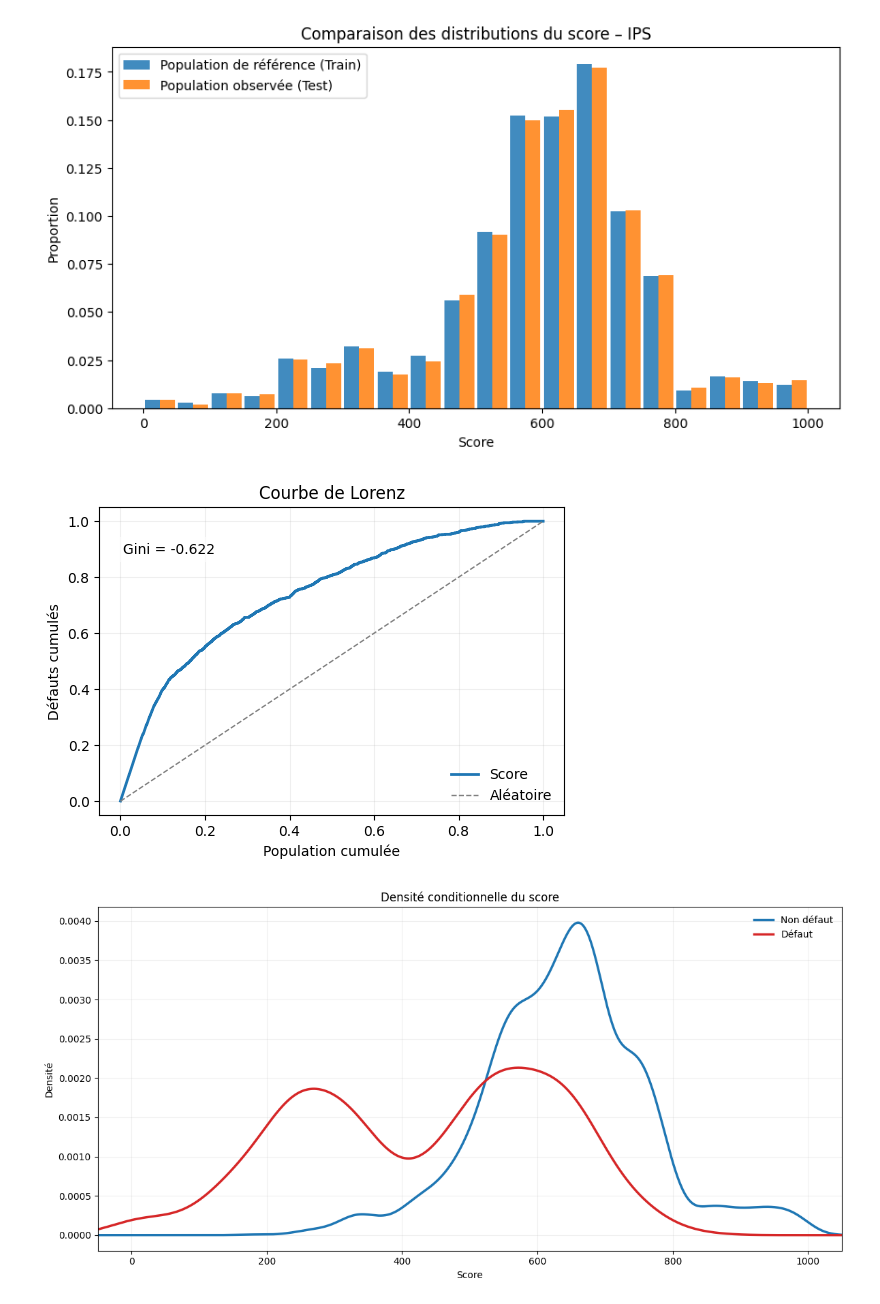
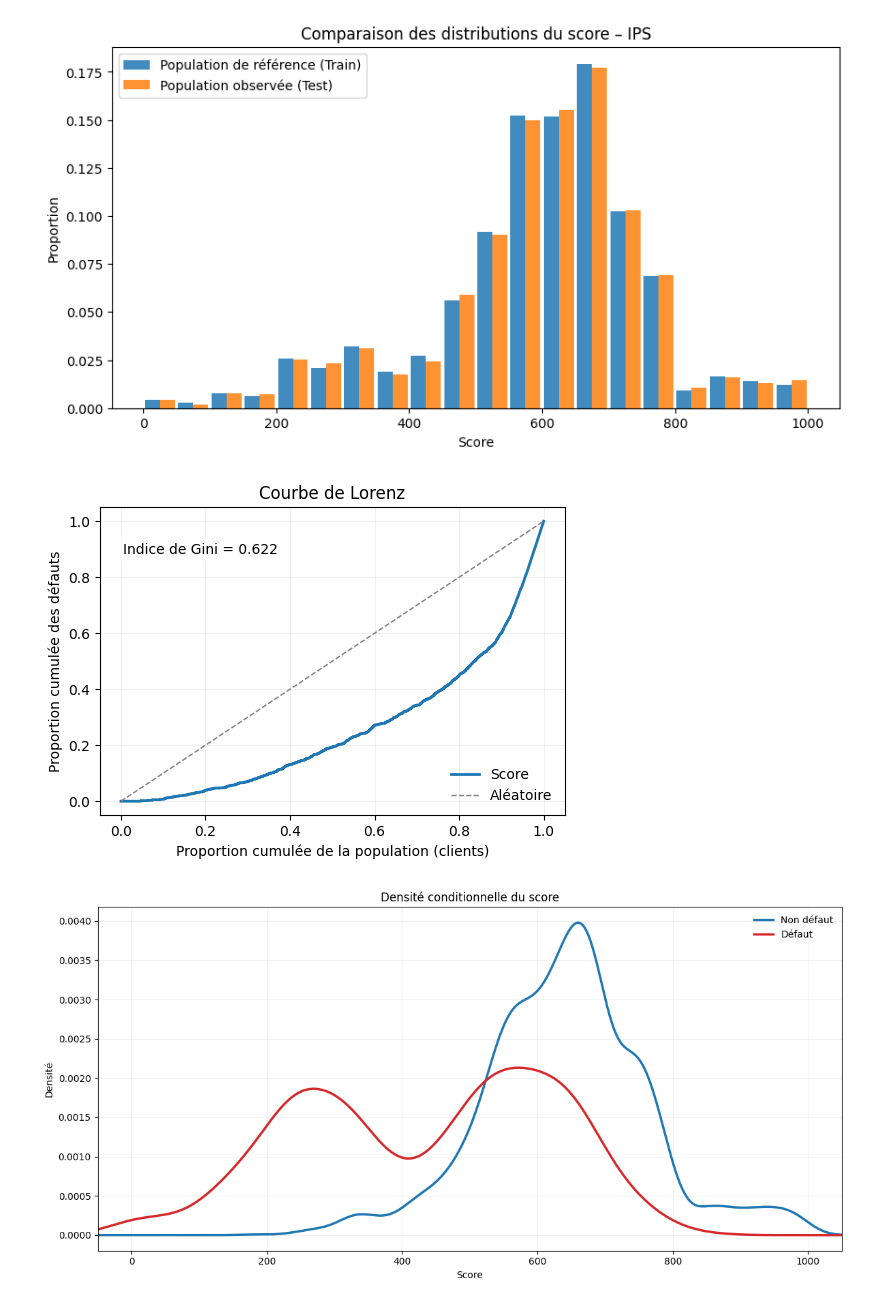
Before and after one commit to jbcheze/Scoring_Project, a Jupyter notebook: notebook/exploration.ipynb, the cells around one changed output. Saved outputs shown, nothing was run; the diff lists cells and outputs as text; code cells hidden in the pictures.

```diff
--- a/notebook/exploration.ipynb
+++ b/notebook/exploration.ipynb
@@ -1525,8 +1540,8 @@ Index(['modalite', 'coef', 'pval', 'OR', 'variable', 'classe',
 final_scorecard = (
     score_df
     .sort_values(['variable','note'])
-    [['variable','classe','signif','note',
-      'taux_defaut_pct','effectif_pct','contribution']]
+    [['variable','classe','coef','signif','effectif_pct','note','contribution',
+      'taux_defaut_pct']]
 )
 # %%
 # final_scorecard["contribution"].unique()
@@ -1674,16 +1689,15 @@ plt.show()
 # %% [output]
 [figure]
 # %%
-def lorenz_curve(y_true, score):
-    df = pd.DataFrame({
-        'y': y_true,
-        'score': score
-    }).sort_values('score')
+
+def lorenz_curve(y_true, risk_score):
+    # Tri du plus risqué au moins risqué
+    df = pd.DataFrame({'y': y_true, 'risk_score': risk_score}).sort_values('risk_score', ascending=False)
 
     df['cum_population'] = np.arange(1, len(df) + 1) / len(df)
     df['cum_defaults'] = df['y'].cumsum() / df['y'].sum()
 
-    return df['cum_population'], df['cum_defaults']
+    return df['cum_population'].values, df['cum_defaults'].values
 # %%
 from sklearn.metrics import roc_auc_score
 
@@ -1701,37 +1715,37 @@ plt.plot(
     cum_def,
     color='#1f77b4',
     linewidth=2,
     label='Score'
 )
 
 # Diagonale aléatoire
 plt.plot(
     [0, 1],
     [0, 1],
     color='gray',
     linestyle='--',
     linewidth=1,
     label='Aléatoire'
 )
 
-plt.xlabel('Population cumulée')
-plt.ylabel('Défauts cumulés')
+plt.xlabel('Proportion cumulée de la population (clients)')
+plt.ylabel('Proportion cumulée des défauts')
 plt.title('Courbe de Lorenz')
 
 # Texte Gini dans le graphique
 plt.text(
     0.05, 0.85,
-    f"Gini = {gini:.3f}",
+    f"Indice de Gini = {abs(gini):.3f}",
     transform=plt.gca().transAxes,
     fontsize=10,
     bbox=dict(facecolor='white', alpha=0.6, edgecolor='none')
 )
 
 plt.legend(frameon=False)
 plt.grid(alpha=0.2)
 plt.show()
 # %% [output]
-[figure, old version]
+[figure, new version]
 # %%
 plt.figure(figsize=(12,6))
 
```
Also changed, not shown: parts of 21 cells of this notebook.
